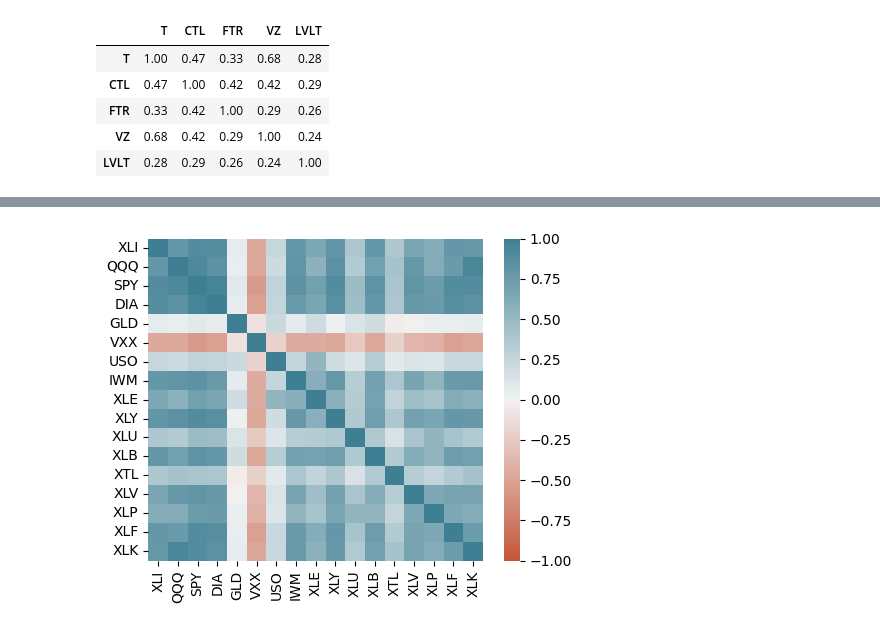
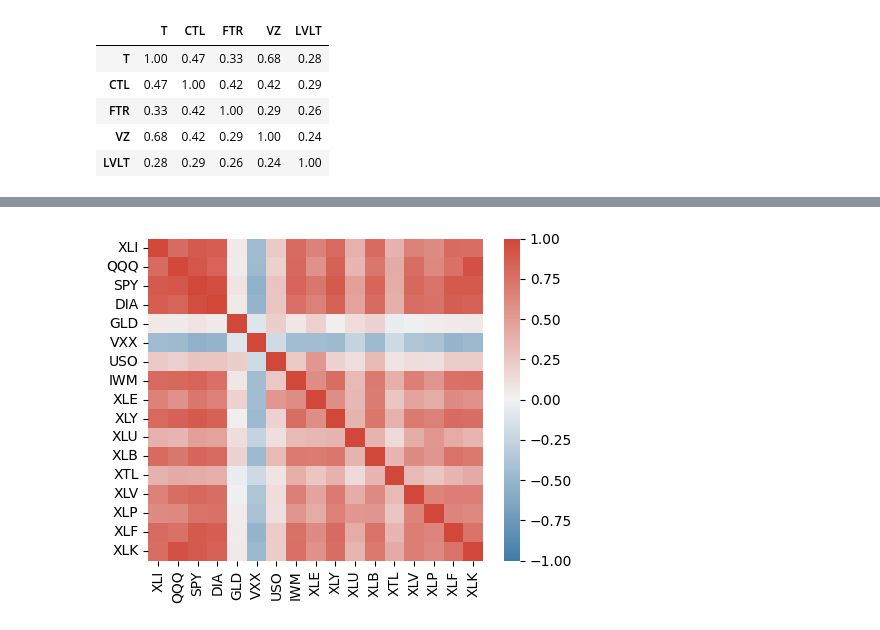
Before and after one commit to matuneville/practical-statistics-book, a Jupyter notebook: src/chapter_01/ExploratoryDataAnalysis_Py.ipynb, the cells around one changed output, grey strips where cells are left out. Drawn from its saved outputs; the diff is of its cells as text; code cells hidden in the pictures.

Commit message:
correlation

```diff
--- a/src/chapter_01/ExploratoryDataAnalysis_Py.ipynb
+++ b/src/chapter_01/ExploratoryDataAnalysis_Py.ipynb
@@ -219,12 +222,15 @@ etfs.head()
 # %%
 
-# Due to the large number of columns in this table, looking at the correlation matrix is cumbersome and it's more convenient to plot the correlation as a heatmap. The _seaborn_ package provides a convenient implementation for heatmaps.
+# there are too many columns to read a correlation matrix
+# so we can plot the correlation as a heatmap (we use the lib seaborn for this)
+
+import seaborn as sns
 
 fig, ax = plt.subplots(figsize=(5, 4))
-ax = sns.heatmap(etfs.corr(), vmin=-1, vmax=1,
-                 cmap=sns.diverging_palette(20, 220, as_cmap=True),
+ax = sns.heatmap(etfs.corr(), vmin=-1, vmax=1, # [-1,1] for correlation
+                 cmap=sns.diverging_palette(240, 15, as_cmap=True),
                  ax=ax)
 
 plt.tight_layout()
 # %% [output]
-[figure, old version]
+[figure, new version]
```
Also changed, not shown: parts of 6 cells of this notebook.
